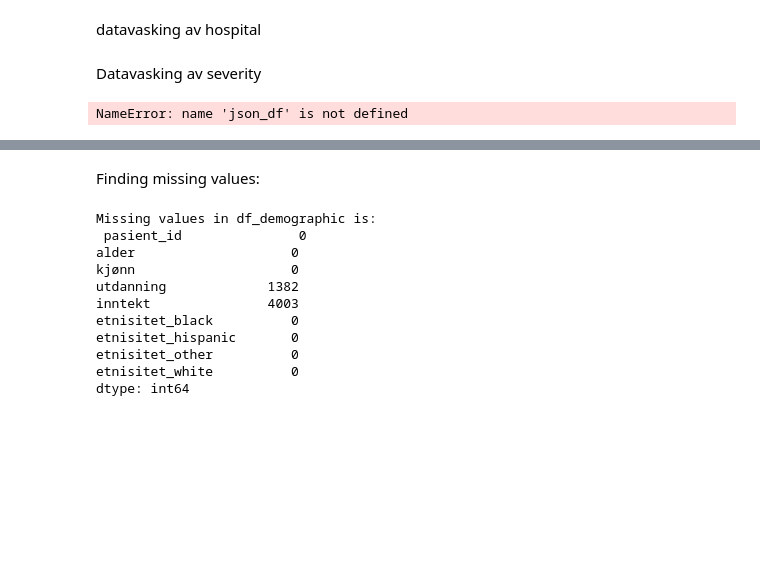
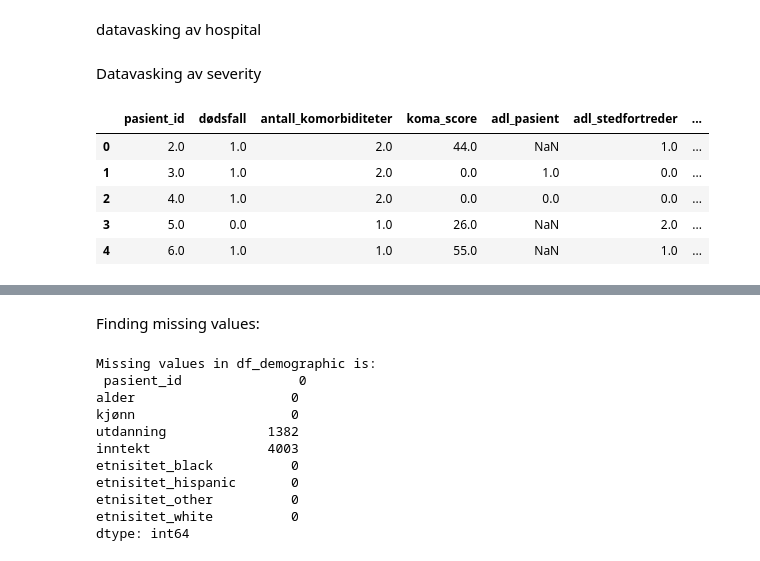
Before and after one commit to EllaSolberg/HospitalLengthofStayEstimation, a Jupyter notebook: data_washing.ipynb, the cells around one changed output, grey strips where cells are left out. Drawn from its saved outputs; the diff is of its cells as text; code cells hidden in the pictures; blank space fills up the shorter version.

```diff
--- a/data_washing.ipynb
+++ b/data_washing.ipynb
@@ -88,13 +90,30 @@ df_hospital = df_hospital[df_hospital['oppholdslengde'] >= 0]
 # %% [markdown]
 Datavasking av severity
 # %%
-df_severity = json_df.iloc[:, 0:-1].explode(list(json_df.columns[2:-1]))
+#legge det opp slik at hver pasient for riktig
+df_severity = df_severity.iloc[:, 0:-1].explode(list(df_severity.columns[2:-1]))
 df_severity.reset_index(drop=True, inplace=True)
 df_severity=df_severity.sort_values(by=['pasient_id'], ignore_index=True)
 
-df_severity.info()
+df_severity = pd.get_dummies(df_severity, columns=['sykdomskategori_id'])
+df_severity = pd.get_dummies(df_severity, columns=['sykdomskategori'])
+df_severity = pd.get_dummies(df_severity, columns=['sykdom_underkategori'])
+df_severity = pd.get_dummies(df_severity, columns=['kreft'])
+df_severity = pd.get_dummies(df_severity, columns=['dnr_status'])
+
+
+
+
+
+df_severity = df_severity.astype(float)
+df_severity.head()
 # %% [output]
-NameError: name 'json_df' is not defined
+|  | pasient_id | dødsfall | antall_komorbiditeter | koma_score | adl_pasient | adl_stedfortreder | ... |
+| 0 | 2.0 | 1.0 | 2.0 | 44.0 | NaN | 1.0 | ... |
+| 1 | 3.0 | 1.0 | 2.0 | 0.0 | 1.0 | 0.0 | ... |
+| 2 | 4.0 | 1.0 | 2.0 | 0.0 | 0.0 | 0.0 | ... |
+| 3 | 5.0 | 0.0 | 1.0 | 26.0 | NaN | 2.0 | ... |
+| 4 | 6.0 | 1.0 | 1.0 | 55.0 | NaN | 1.0 | ... |
 # %%
 df_new = pd.DataFrame()
 
```
Also changed, not shown: parts of 9 cells of this notebook.
